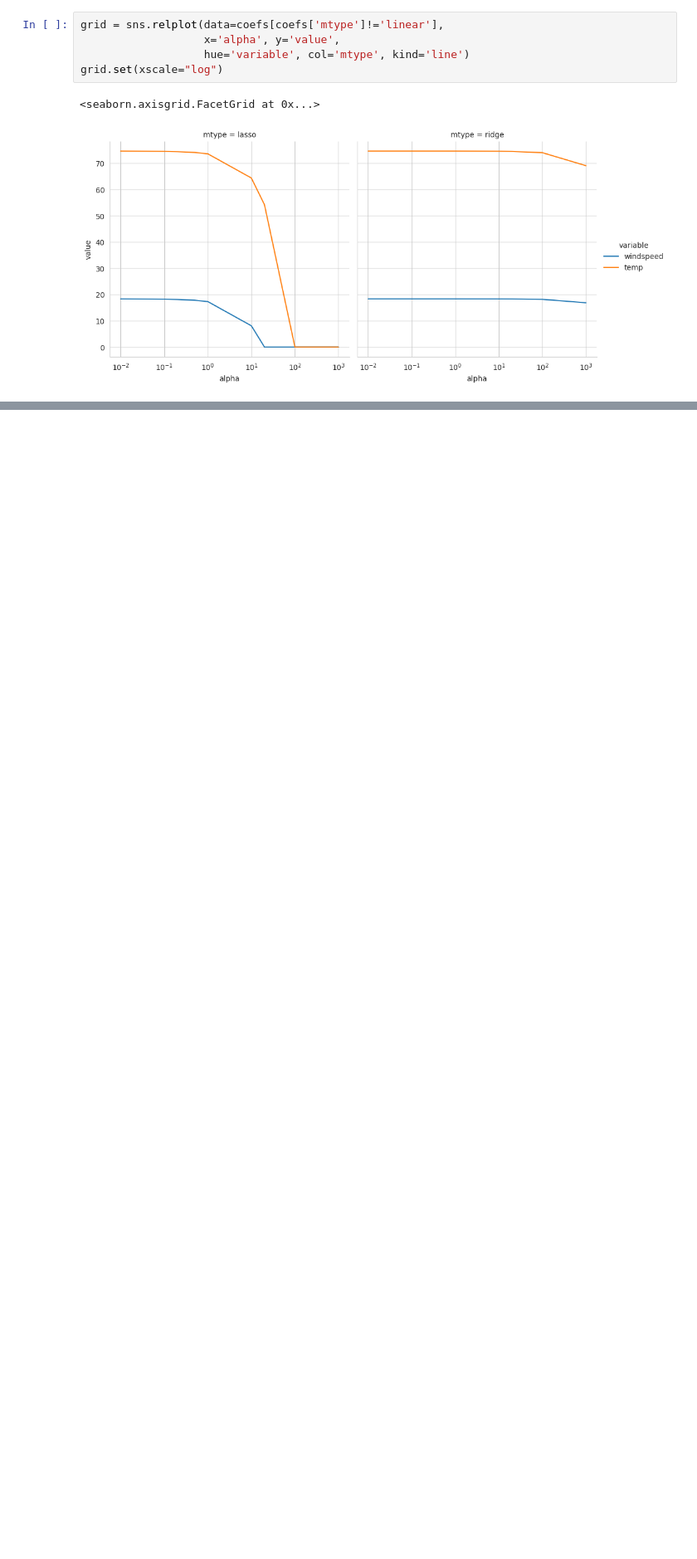
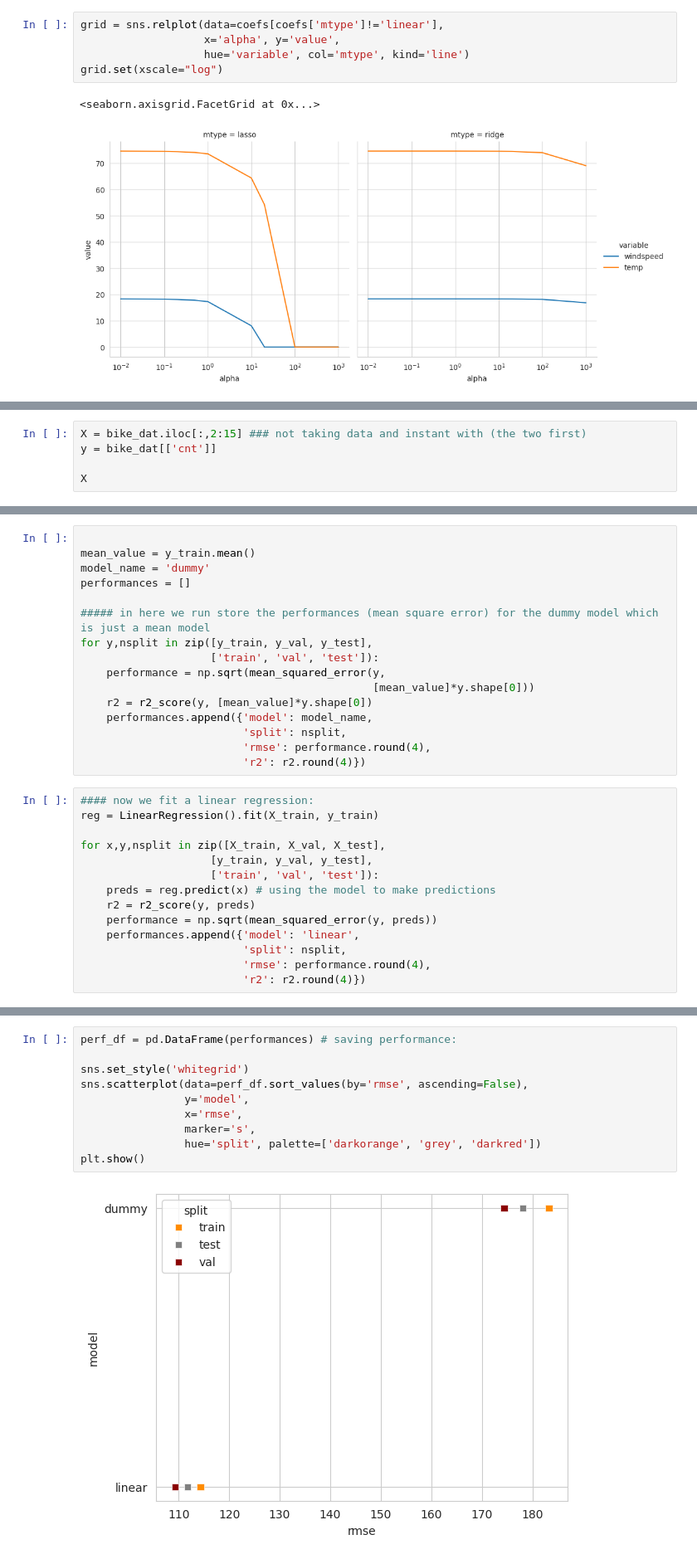
Before and after one commit to laurawpaaby/DataSci-AU-24, a Jupyter notebook: nbs/class_03/exercise_ANSWER.ipynb, the cells around one changed output, grey strips where cells are left out. Shown at 83% size. Cells and saved outputs as stored; diff of their text form; blank space fills up the shorter version.

```diff
--- a/nbs/class_03/exercise_ANSWER.ipynb
+++ b/nbs/class_03/exercise_ANSWER.ipynb
@@ -248,0 +255,5 @@ grid.set(xscale="log")
+# %%
+X = bike_dat.iloc[:,2:15] ### not taking data and instant with (the two first)
+y = bike_dat[['cnt']]
+
+X
@@ -248,0 +296,30 @@ grid.set(xscale="log")
+# %%
+
+mean_value = y_train.mean()
+model_name = 'dummy'
+performances = []
+
+##### in here we run store the performances (mean square error) for the dummy model which is just a mean model
+for y,nsplit in zip([y_train, y_val, y_test],
+                    ['train', 'val', 'test']):
+    performance = np.sqrt(mean_squared_error(y,
+                                             [mean_value]*y.shape[0]))
+    r2 = r2_score(y, [mean_value]*y.shape[0])
+    performances.append({'model': model_name,
+                         'split': nsplit,
+                         'rmse': performance.round(4),
+                         'r2': r2.round(4)})
+# %%
+#### now we fit a linear regression:
+reg = LinearRegression().fit(X_train, y_train)
+
+for x,y,nsplit in zip([X_train, X_val, X_test],
+                    [y_train, y_val, y_test],
+                    ['train', 'val', 'test']):
+    preds = reg.predict(x) # using the model to make predictions
+    r2 = r2_score(y, preds)
+    performance = np.sqrt(mean_squared_error(y, preds))
+    performances.append({'model': 'linear',
+                         'split': nsplit,
+                         'rmse': performance.round(4),
+                         'r2': r2.round(4)})
@@ -248,0 +335,12 @@ grid.set(xscale="log")
+# %%
+perf_df = pd.DataFrame(performances) # saving performance:
+
+sns.set_style('whitegrid')
+sns.scatterplot(data=perf_df.sort_values(by='rmse', ascending=False),
+                y='model',
+                x='rmse',
+                marker='s',
+                hue='split', palette=['darkorange', 'grey', 'darkred'])
+plt.show()
+# %% [output]
+[figure, added]
```
Also changed, not shown: parts of 19 cells of this notebook.
